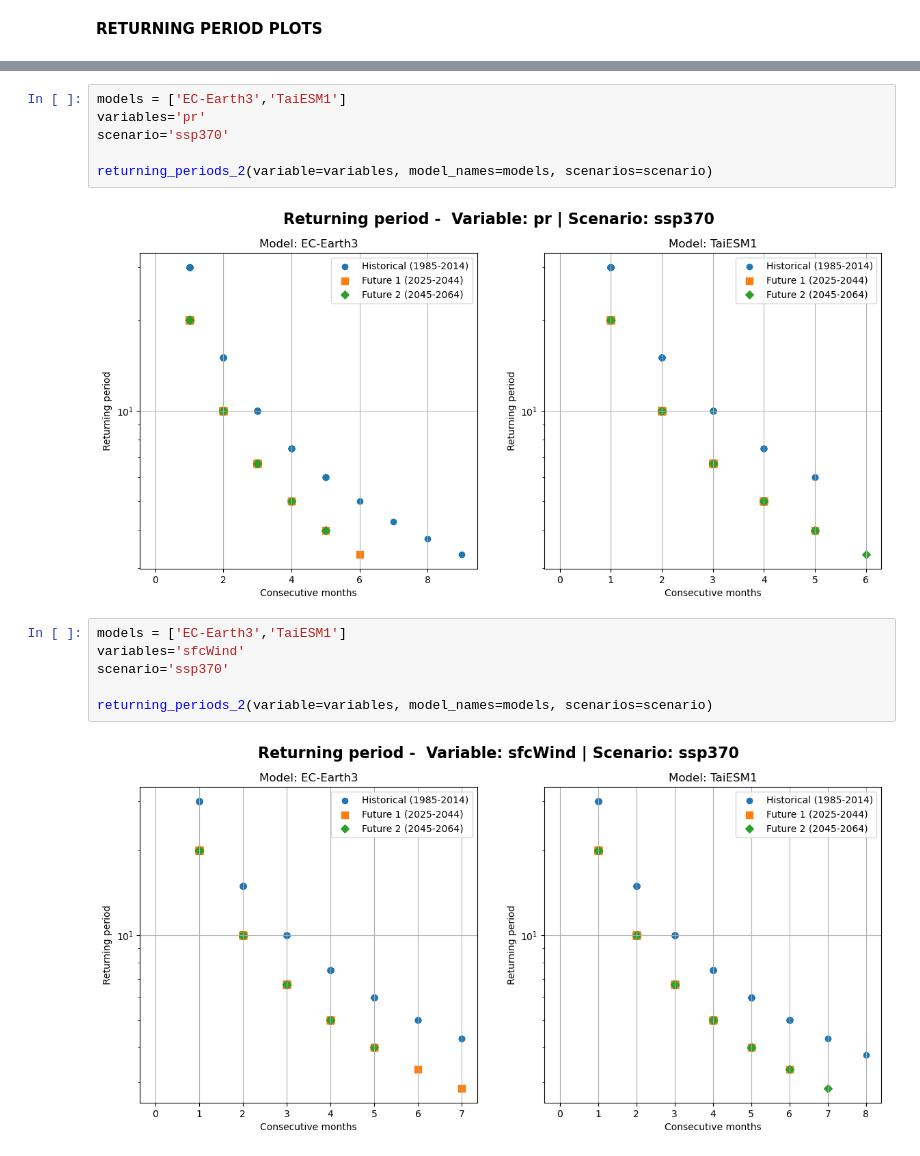
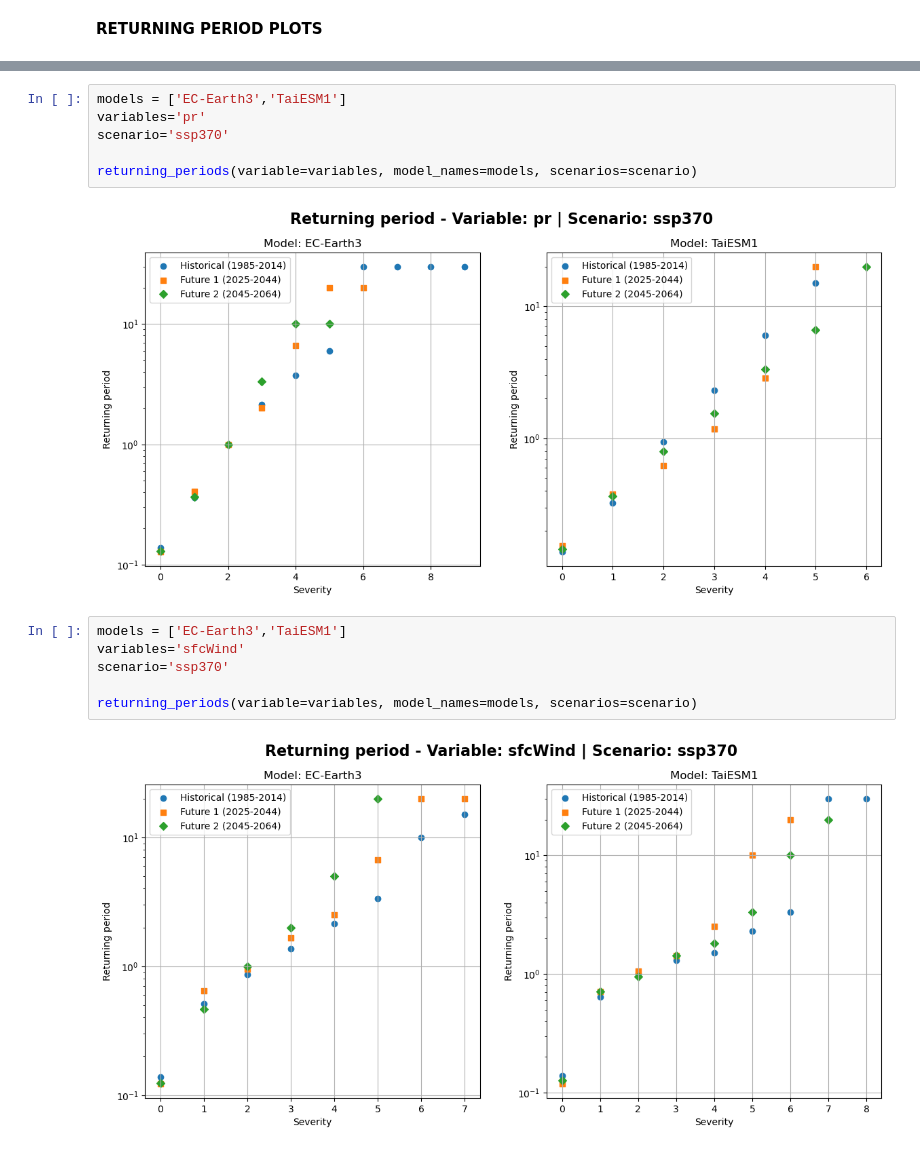
Before and after one commit to UW-GDA/uruguay_droughts, a Jupyter notebook: Functions.ipynb, the cells around one changed output, grey strips where cells are left out. Cells and saved outputs as stored; diff of their text form.

Commit message:
Fixed returning period plots

```diff
--- a/Functions.ipynb
+++ b/Functions.ipynb
@@ -1059,17 +1070,17 @@ models = ['EC-Earth3','TaiESM1']
 variables='pr'
 scenario='ssp370'
 
-returning_periods_2(variable=variables, model_names=models, scenarios=scenario)
+returning_periods(variable=variables, model_names=models, scenarios=scenario)
 # %% [output]
-[figure, old version]
+[figure, new version]
 # %%
 models = ['EC-Earth3','TaiESM1']
 variables='sfcWind'
 scenario='ssp370'
 
-returning_periods_2(variable=variables, model_names=models, scenarios=scenario)
+returning_periods(variable=variables, model_names=models, scenarios=scenario)
 # %% [output]
-[figure, old version]
+[figure, new version]
 # %%
 models = ['EC-Earth3','TaiESM1']
 variables='tas'
```
Also changed, not shown: parts of 10 cells of this notebook.
